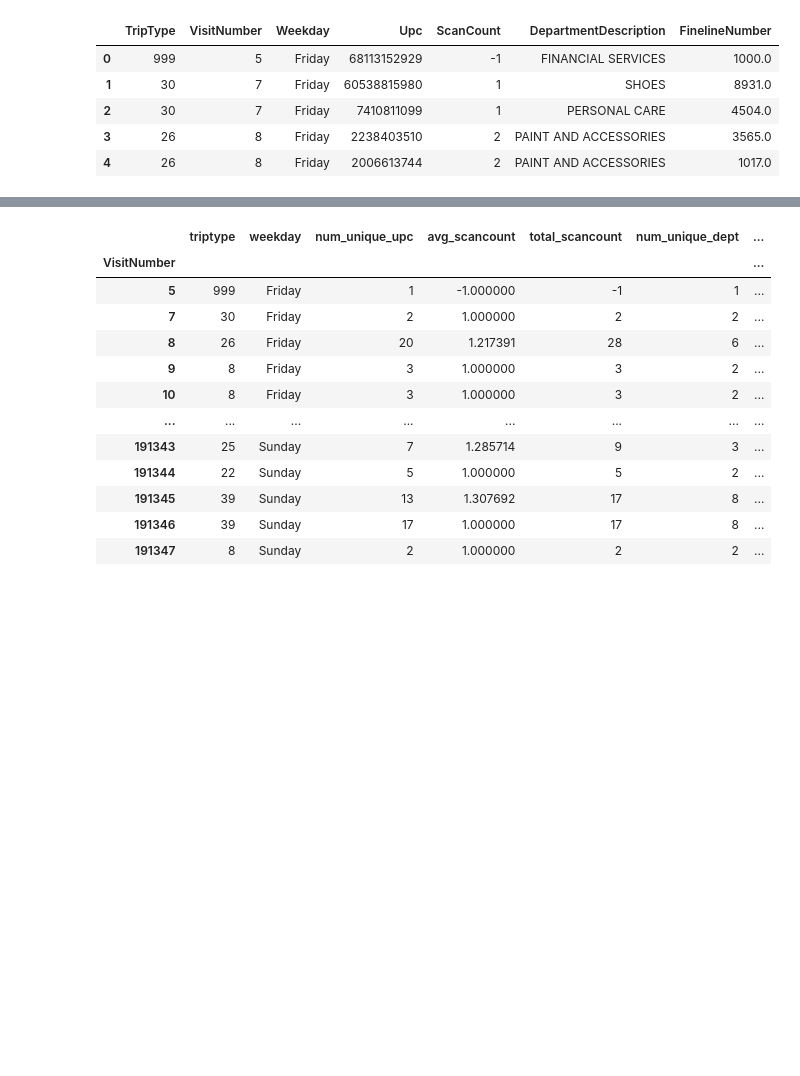
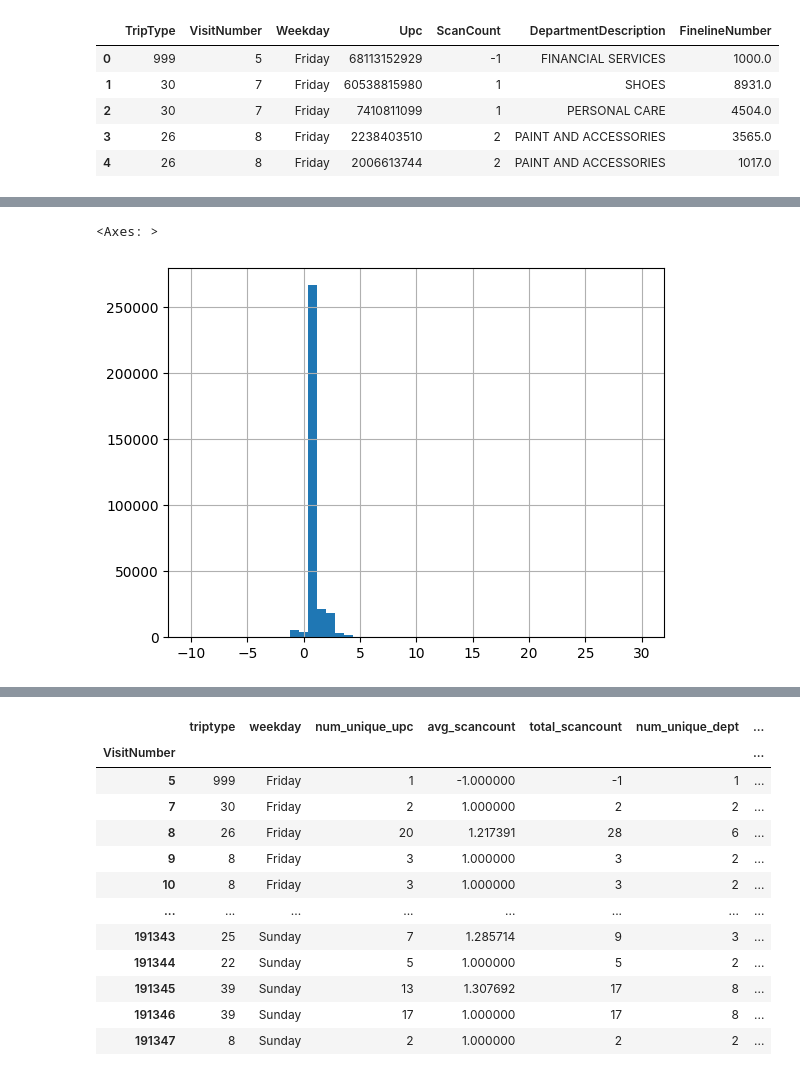
Before and after one commit to annahanslc/walmart-trip-type, a Jupyter notebook: eda/eda1.ipynb, the cells around one changed output, grey strips where cells are left out. Cells and saved outputs as stored; diff of their text form; code cells hidden in the pictures; blank space fills up the shorter version.

```diff
--- a/eda/eda1.ipynb
+++ b/eda/eda1.ipynb
@@ -617 +699,6 @@ df.groupby(['VisitNumber','DepartmentDescription'])
+# %%
+groupby_dept.avg_scan_per_dept.hist(bins=50)
+# %% [output]
+<Axes: >
+[figure, added]
 # %%
```
Also changed, not shown: parts of 9 cells of this notebook, 21 other files.
